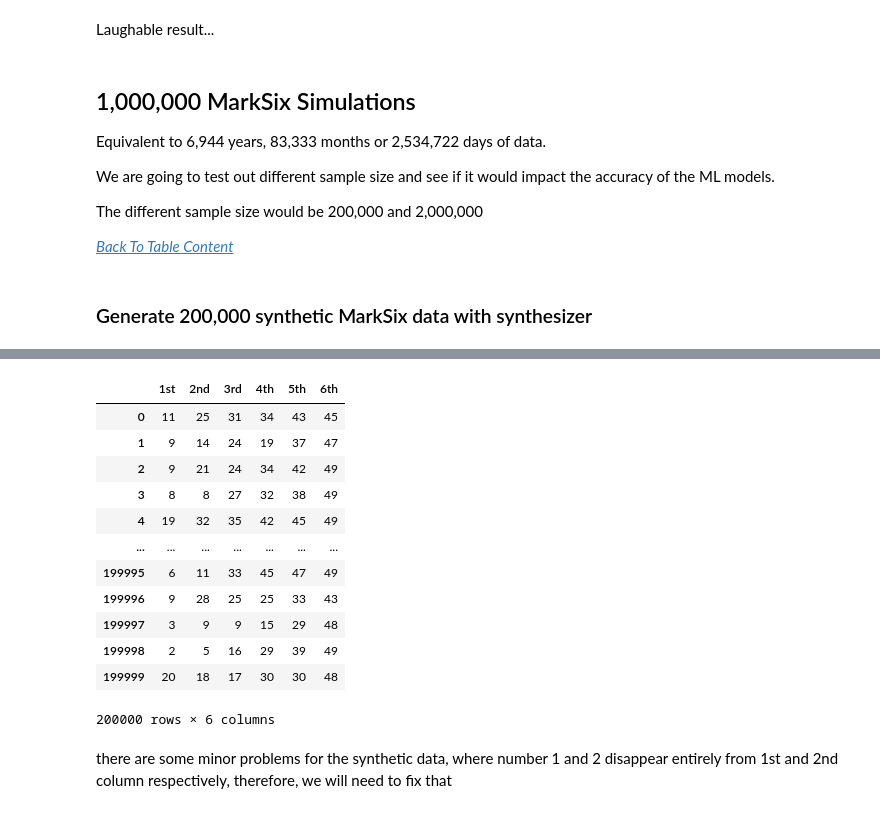
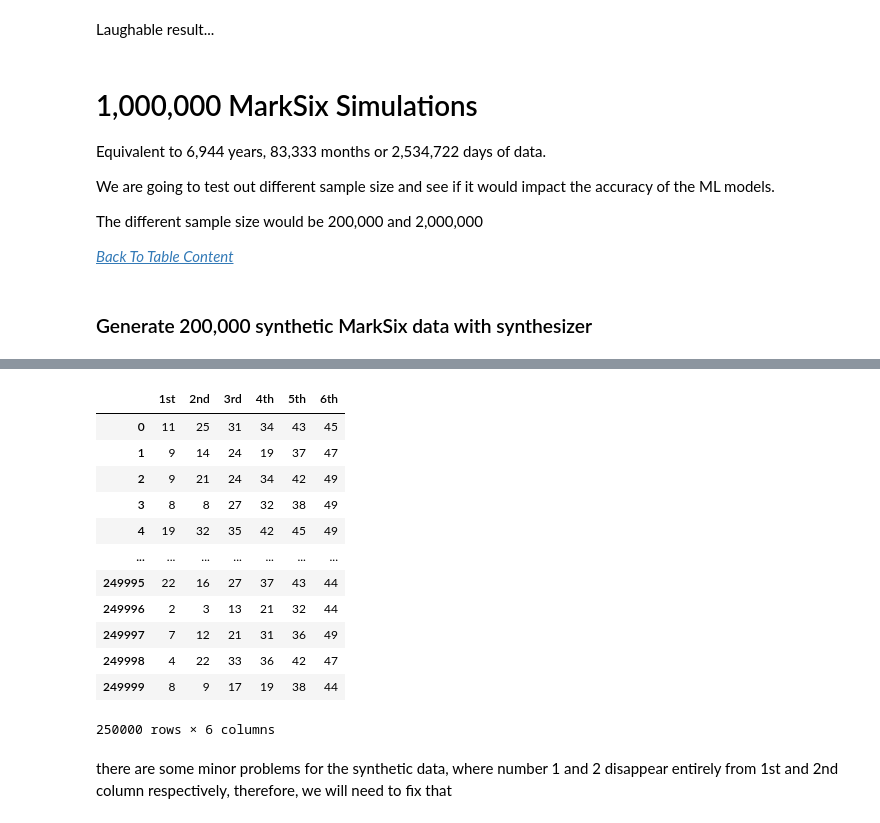
Before and after one commit to TedLLH/HongKongPowerBall_MarkSix, a Jupyter notebook: marksix.ipynb, the cells around one changed output, grey strips where cells are left out. Drawn from its saved outputs; the diff is of its cells as text; code cells hidden in the pictures.

Commit message:
fixed synthetic data

```diff
--- a/marksix.ipynb
+++ b/marksix.ipynb
@@ -3137,7 +3137,7 @@ sns.barplot(x='Accuracy', y='Classifier', data=log, color="b")
 # %% [markdown]
 Laughable result...
 # %% [markdown]
-## 1,000,000 MarkSix Simulations
+# 1,000,000 MarkSix Simulations
 Equivalent to 6,944 years, 83,333 months or 2,534,722 days of data.
 
 We are going to test out different sample size and see if it would impact the accuracy of the ML models.
@@ -3176,25 +3176,25 @@ metadata
 # %%
 from sdv.single_table import GaussianCopulaSynthesizer
 
 synthesizer = GaussianCopulaSynthesizer(metadata)
 synthesizer.fit(data=df_cols)
 
-synthetic_data = synthesizer.sample(num_rows=200000)
+synthetic_data = synthesizer.sample(num_rows=250000)
 synthetic_data
 # %% [output]
 |  | 1st | 2nd | 3rd | 4th | 5th | 6th |
 | 0 | 11 | 25 | 31 | 34 | 43 | 45 |
 | 1 | 9 | 14 | 24 | 19 | 37 | 47 |
 | 2 | 9 | 21 | 24 | 34 | 42 | 49 |
 | 3 | 8 | 8 | 27 | 32 | 38 | 49 |
 | 4 | 19 | 32 | 35 | 42 | 45 | 49 |
 | ... | ... | ... | ... | ... | ... | ... |
-| 199995 | 6 | 11 | 33 | 45 | 47 | 49 |
-| 199996 | 9 | 28 | 25 | 25 | 33 | 43 |
-| 199997 | 3 | 9 | 9 | 15 | 29 | 48 |
-| 199998 | 2 | 5 | 16 | 29 | 39 | 49 |
-| 199999 | 20 | 18 | 17 | 30 | 30 | 48 |
+| 249995 | 22 | 16 | 27 | 37 | 43 | 44 |
+| 249996 | 2 | 3 | 13 | 21 | 32 | 44 |
+| 249997 | 7 | 12 | 21 | 31 | 36 | 49 |
+| 249998 | 4 | 22 | 33 | 36 | 42 | 47 |
+| 249999 | 8 | 9 | 17 | 19 | 38 | 44 |
-200000 rows × 6 columns
+250000 rows × 6 columns
 # %% [markdown]
 there are some minor problems for the synthetic data, where number 1 and 2 disappear entirely from 1st and 2nd column respectively, therefore, we will need to fix that
 # %%
```
Also changed, not shown: parts of 12 cells of this notebook, 3 other files.
